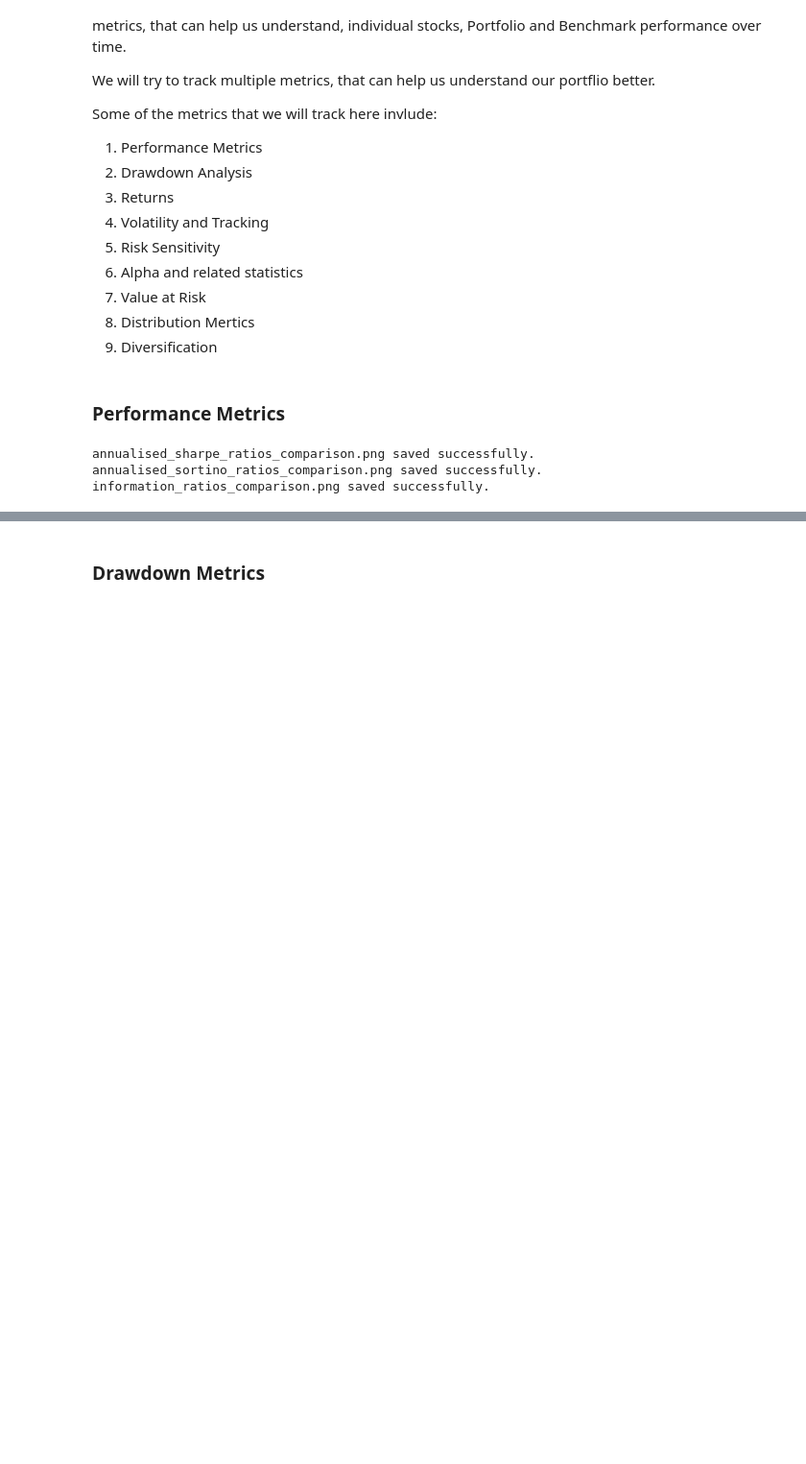
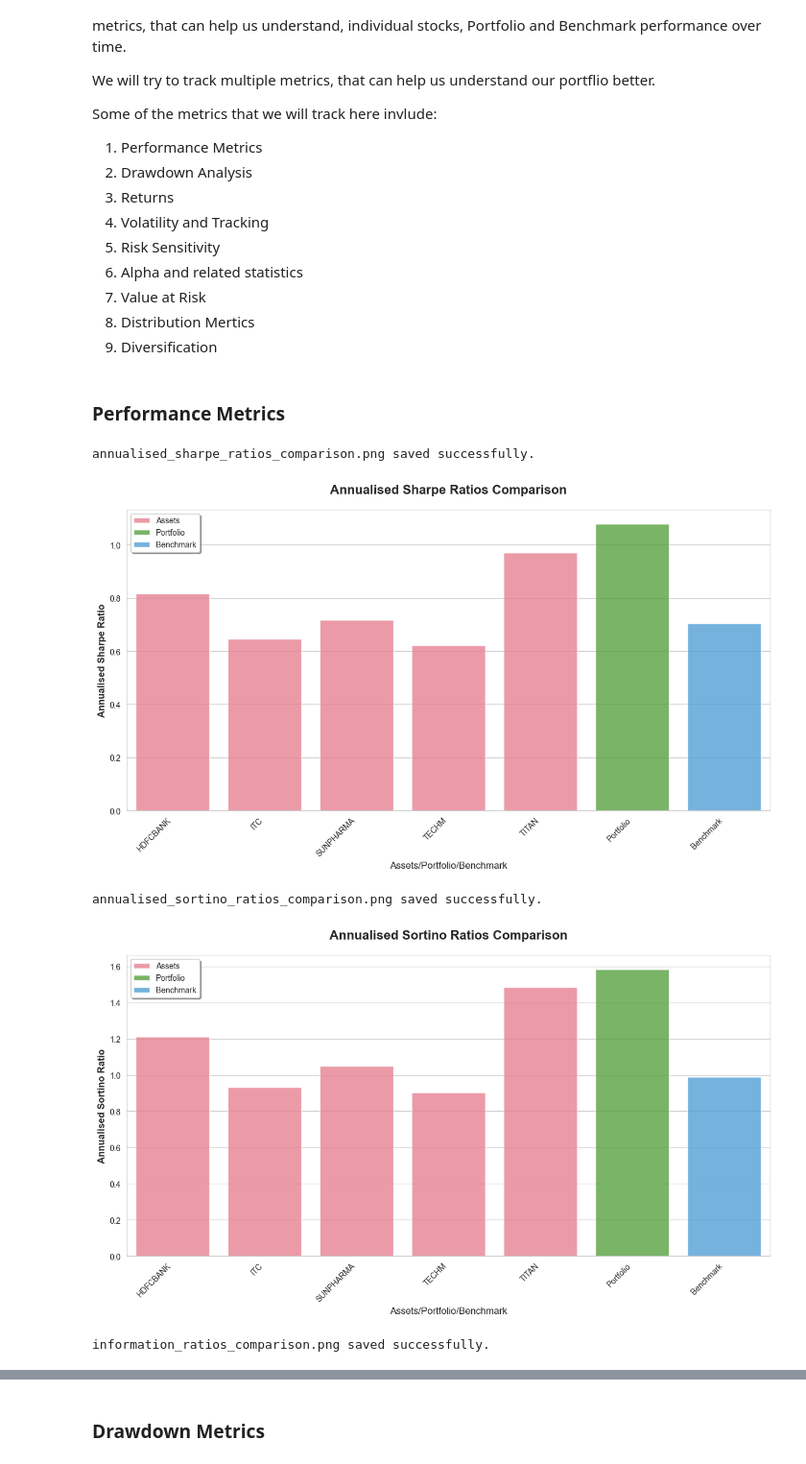
Before and after one commit to preetham1507/SENDA-ASSIGNMENT, a Jupyter notebook: QFE_Assignment_.ipynb, the cells around one changed output, grey strips where cells are left out. Shown at 96% size. Cells and saved outputs as stored; diff of their text form; code cells hidden in the pictures; blank space fills up the shorter version.

```diff
--- a/QFE_Assignment_.ipynb
+++ b/QFE_Assignment_.ipynb
@@ -514,47 +528,44 @@ def performance_plotting(asset_df, portfolio_df, benchmark_df,save_dir='viz_dir/
             sns.barplot(x=dataframes[2].index, y=y_col, data=dataframes[2],
                         color=colors[2], alpha=0.8, label=labels[2])
 
-        # # Add value labels on bars
-        # for i, df in enumerate(dataframes):
-        #     for j, val in enumerate(df[y_col]):
-        #         ax.text(j + (i-1)*0.2, val + (0.01 * np.sign(val) if val != 0 else 0.01),
-        #                 f'{val:.2f}', ha='center', va='bottom', fontsize=9, fontweight='bold')
 
         plt.title(title, fontsize=16, fontweight='bold', pad=20)
         plt.ylabel(ylabel, fontsize=12, fontweight='bold')
         plt.xlabel('Assets/Portfolio/Benchmark', fontsize=12)
-        # plt.xticks(rotation=45, ha='right')
+        plt.xticks(rotation=45, ha='right')
         plt.legend(loc='upper left', bbox_to_anchor=(0, 1), frameon=True, fancybox=True, shadow=True)
         plt.tight_layout()
 
         # Save with error handling
         try:
             plt.savefig(f'{save_dir}/{filename}', dpi=300, bbox_inches='tight', facecolor='white')
             print(f"{filename} saved successfully.")
         except Exception as e:
             print(f"Error saving {filename}: {e}")
 
-        # plt.show()
+        plt.show()
         plt.close()
 
     # Sharpe plot
     plot_and_save('Annualised Sharpe Ratios Comparison', 'Annualised Sharpe Ratio',
                   'Annualised Sharpe Ratio', 'annualised_sharpe_ratios_comparison.png',
                   [asset_df, portfolio_df, benchmark_df], ['Assets', 'Portfolio', 'Benchmark'])
 
     # Sortino plot
     plot_and_save('Annualised Sortino Ratios Comparison', 'Annualised Sortino Ratio',
                   'Annualised Sortino Ratio', 'annualised_sortino_ratios_comparison.png',
                   [asset_df, portfolio_df, benchmark_df], ['Assets', 'Portfolio', 'Benchmark'])
 
     # Information Ratio plot
     plot_and_save('Information Ratios Comparison', 'Information Ratio',
                   'Information Ratio', 'information_ratios_comparison.png',
                   [asset_df, portfolio_df], ['Assets', 'Portfolio'])
 
 # Call the function (assuming your DataFrames are defined)
 performance_plotting(asset_performance_df, portfolio_performance_df, benchmark_performance_df)
 # %% [output]
 annualised_sharpe_ratios_comparison.png saved successfully.
-annualised_sortino_ratios_comparison.png saved successfully.
-information_ratios_comparison.png saved successfully.
+[figure, added]
+annualised_sortino_ratios_comparison.png saved successfully.
+[figure, added]
+information_ratios_comparison.png saved successfully.
```
Also changed, not shown: parts of 21 cells of this notebook, 3 other files.
